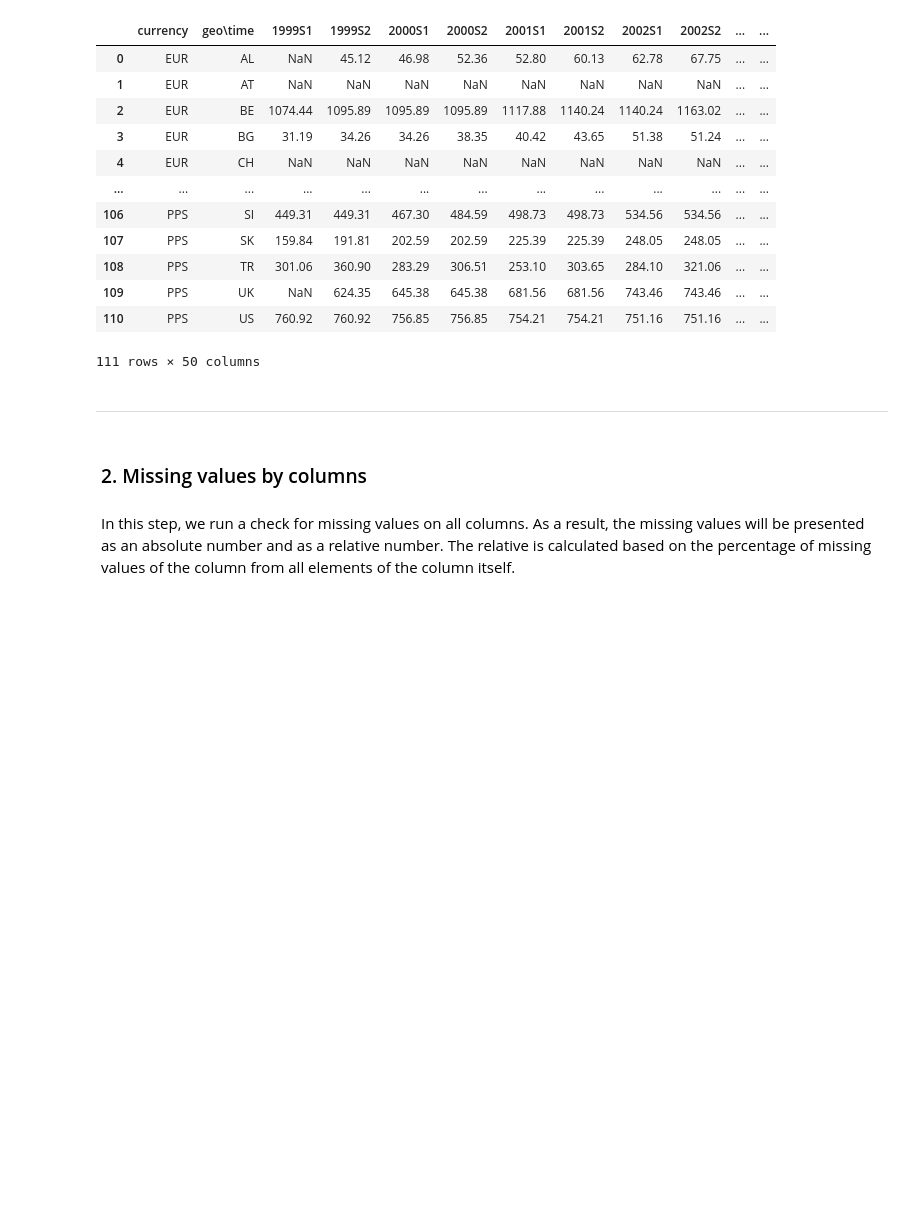
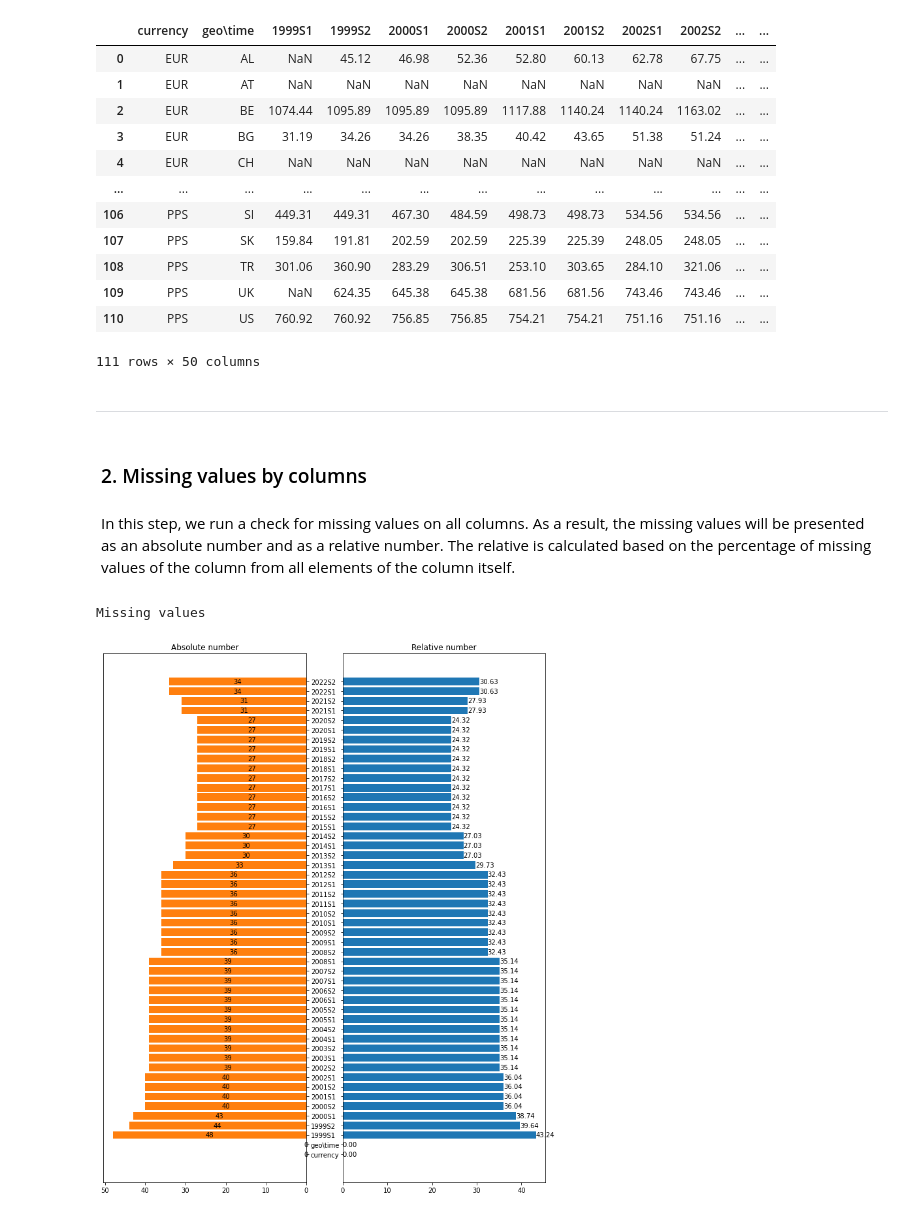
Before and after one commit to StefanRaychev/Handling-missing-values, a Jupyter notebook: Dealing with missing values.ipynb, the cells around one changed output. Saved outputs shown, nothing was run; the diff lists cells and outputs as text; code cells hidden in the pictures; blank space fills up the shorter version.

```diff
--- a/Dealing with missing values.ipynb
+++ b/Dealing with missing values.ipynb
@@ -161,3 +161,35 @@ df_minimum_wage
 <h3 style="color:black; background-color:white; padding:5px; padding-bottom:10px; margin-bottom:-10px">2. Missing values by columns</h3>
 <p style="color:black; background-color:white; padding:5px;">
 In this step, we run a check for missing values on all columns. As a result, the missing values will be presented as an absolute number and as a relative number. The relative is calculated based on the percentage of missing values of the column from all elements of the column itself.</p>
+# %%
+def missing_values_features(df):
+    df_missing = df.isna().sum()
+    b = df_missing / len(df)
+    df_missing_relative = b.map(lambda n: '{:,.2%}'.format(n))
+    print("Missing values")
+    missing_all = pd.concat([df_missing, df_missing_relative], axis=1, keys=('Absolute number','Relative number'))
+
+    missing_all.index = missing_all.index.map(str)
+
+    fig, axes = plt.subplots(ncols=2, sharey=True, figsize=(10,12))
+    axes[0].barh(missing_all.index, missing_all["Absolute number"])
+    axes[0].set(title='Absolute number')
+    axes[0].invert_xaxis()
+
+    axes[0].yaxis.tick_right()
+
+    axes[1].barh(missing_all.index, (b*100), color = "c")
+    axes[1].set(title='Relative number')
+
+
+    axes[0].bar_label(axes[0].barh(missing_all.index, missing_all["Absolute number"]), label_type='center')
+    axes[1].bar_label((axes[1].barh(missing_all.index, (b*100))), fmt='%.2f')
+
+    fig.tight_layout()
+    fig.subplots_adjust(wspace=0.18)
+    plt.show()
+# %%
+missing_values_features(df_minimum_wage)
+# %% [output]
+Missing values
+[figure, added]
```
